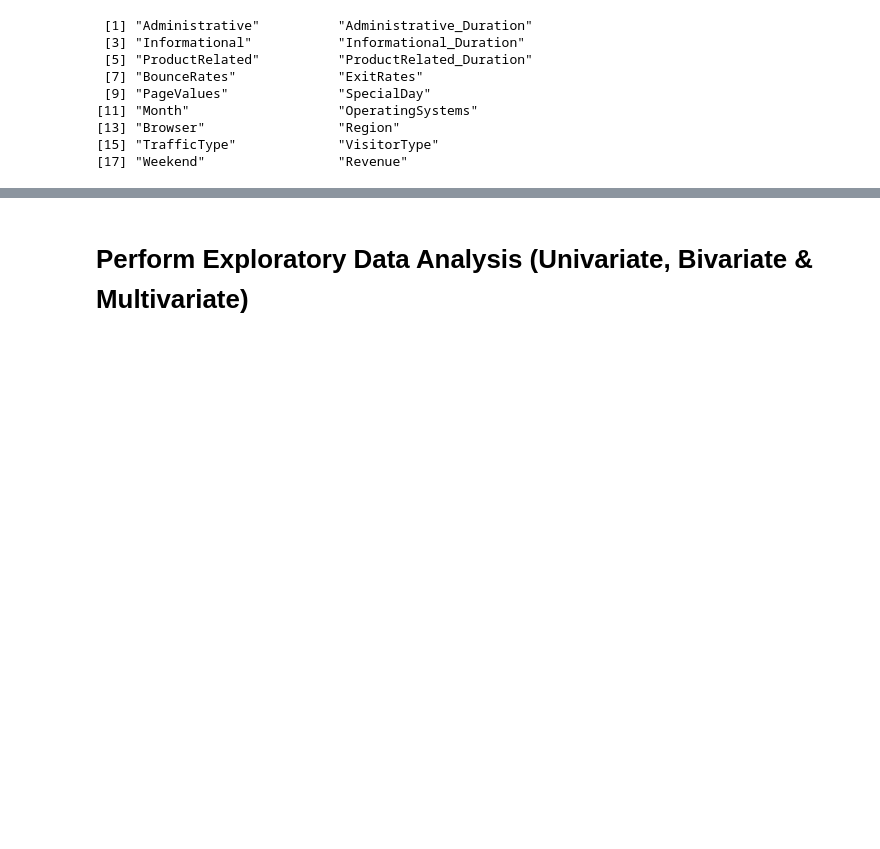
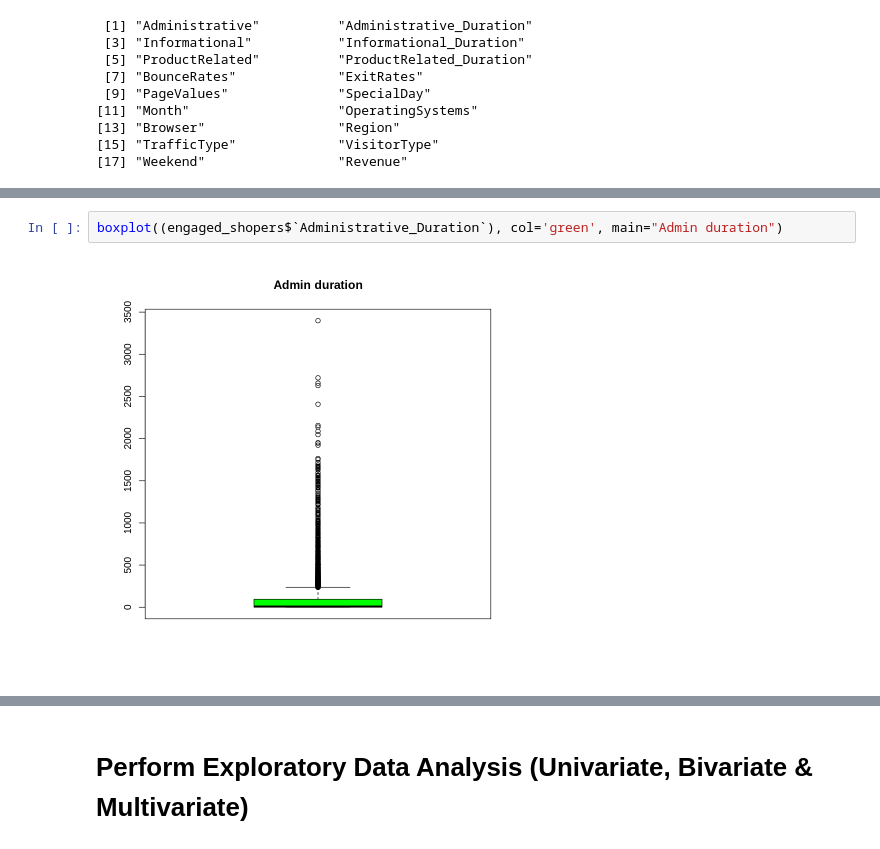
Before and after one commit to UnplugCharger/Week-13, a Jupyter notebook: Week_13_Unsupervised_Learning.ipynb, the cells around one changed output, grey strips where cells are left out. Drawn from its saved outputs; the diff is of its cells as text; blank space fills up the shorter version.

```diff
--- a/Week_13_Unsupervised_Learning.ipynb
+++ b/Week_13_Unsupervised_Learning.ipynb
@@ -110,0 +256,4 @@ names(engaged_shopers)
+# %%
+boxplot((engaged_shopers$`Administrative_Duration`), col='green', main="Admin duration")
+# %% [output]
+[figure, added]
```
Also changed, not shown: parts of 33 cells of this notebook.
